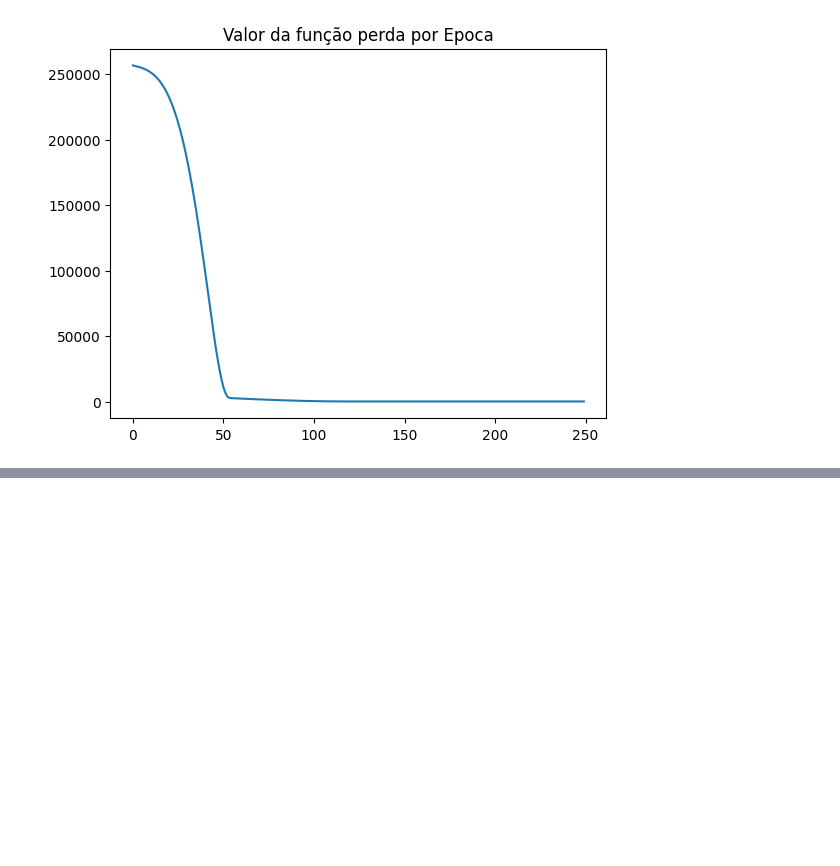
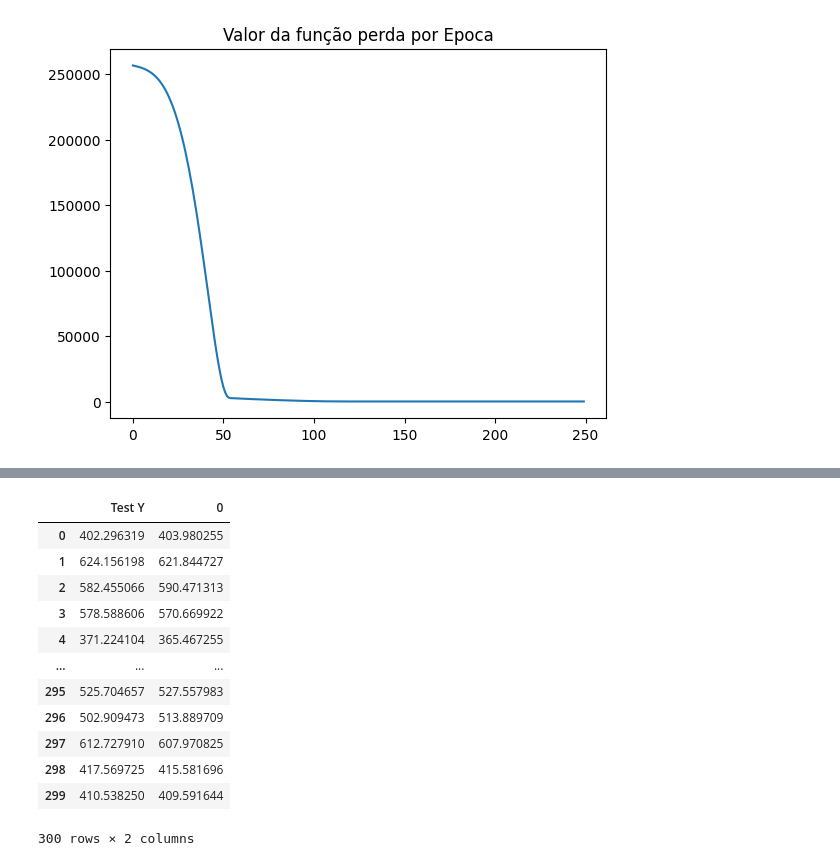
Before and after one commit to helioarai/helio_git, a Jupyter notebook: Sintaxe_basica_de_keras.ipynb, the cells around one changed output, grey strips where cells are left out. Saved outputs shown, nothing was run; the diff lists cells and outputs as text; code cells hidden in the pictures; blank space fills up the shorter version.

```diff
--- a/Sintaxe_basica_de_keras.ipynb
+++ b/Sintaxe_basica_de_keras.ipynb
@@ -125,0 +142,3 @@ Text(0.5, 1.0, 'Valor da função perda por Epoca')
+# %%
+test_predictions = model.predict(X_test)
+test_predictions
@@ -125,0 +164,3 @@ Text(0.5, 1.0, 'Valor da função perda por Epoca')
+# %%
+pred_df=pd.DataFrame(y_test, columns=['Test Y'])
+pred_df
@@ -125,0 +181,3 @@ Text(0.5, 1.0, 'Valor da função perda por Epoca')
+# %%
+test_predictions = pd.Series(test_predictions.reshape(300,))
+test_predictions
@@ -125,0 +197,18 @@ Text(0.5, 1.0, 'Valor da função perda por Epoca')
+# %%
+pred_df= pd.concat([pred_df, test_predictions], axis=1)
+pred_df.colums = ["Test Y", "Model Prediction"]
+pred_df
+# %% [output]
+|  | Test Y | 0 |
+| 0 | 402.296319 | 403.980255 |
+| 1 | 624.156198 | 621.844727 |
+| 2 | 582.455066 | 590.471313 |
+| 3 | 578.588606 | 570.669922 |
+| 4 | 371.224104 | 365.467255 |
+| ... | ... | ... |
+| 295 | 525.704657 | 527.557983 |
+| 296 | 502.909473 | 513.889709 |
+| 297 | 612.727910 | 607.970825 |
+| 298 | 417.569725 | 415.581696 |
+| 299 | 410.538250 | 409.591644 |
+300 rows × 2 columns
```
Also changed, not shown: parts of 7 cells of this notebook.
